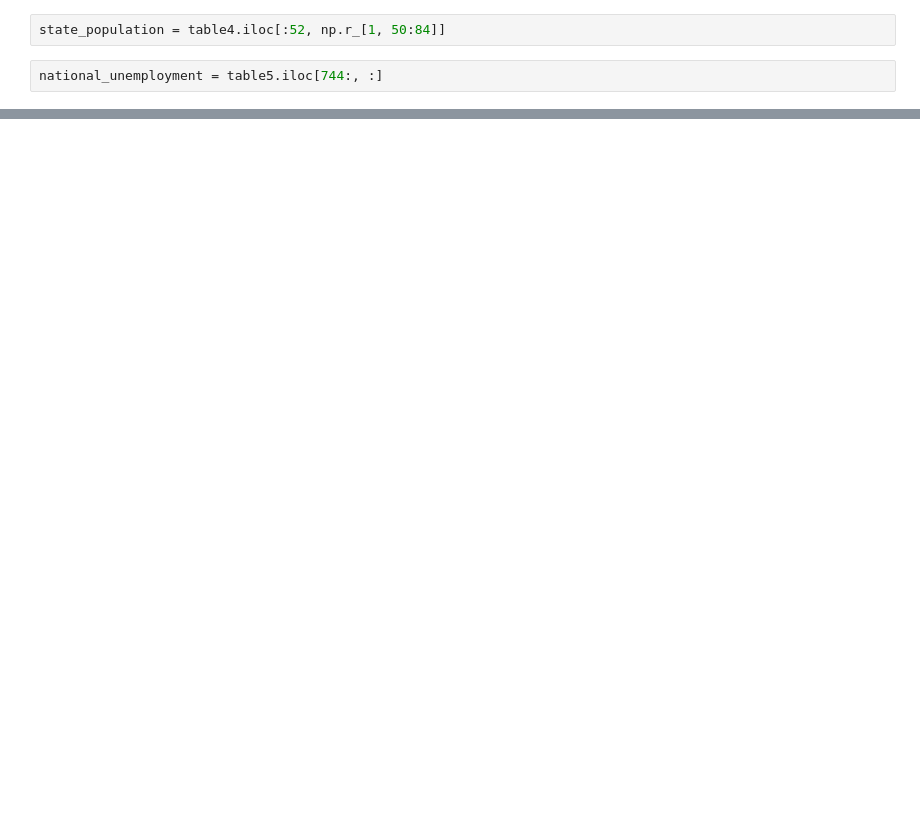
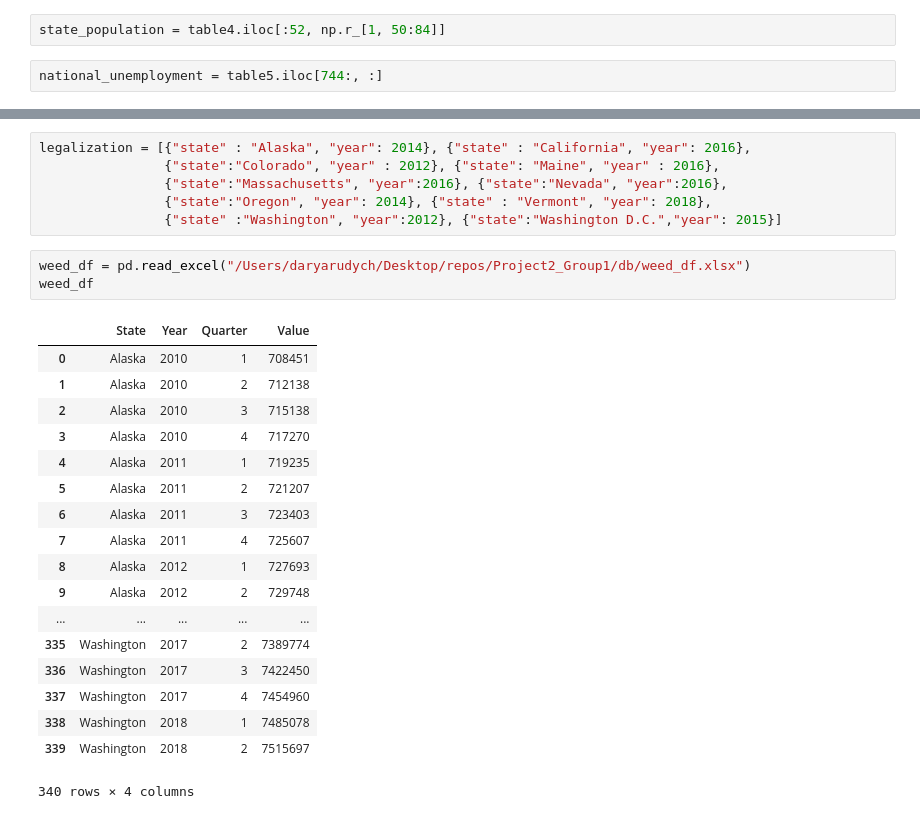
Before and after one commit to bowielh/Project2_Group1, a Jupyter notebook: CleaningData.ipynb, the cells around one changed output, grey strips where cells are left out. Cells and saved outputs as stored; diff of their text form; blank space fills up the shorter version.

```diff
--- a/CleaningData.ipynb
+++ b/CleaningData.ipynb
@@ -180,0 +145,28 @@ state_unemployment.to_sql("state_unemployment", conn, if_exists="replace")
+# %%
+legalization = [{"state" : "Alaska", "year": 2014}, {"state" : "California", "year": 2016},
+                {"state":"Colorado", "year" : 2012}, {"state": "Maine", "year" : 2016},
+                {"state":"Massachusetts", "year":2016}, {"state":"Nevada", "year":2016},
+                {"state":"Oregon", "year": 2014}, {"state" : "Vermont", "year": 2018},
+                {"state" :"Washington", "year":2012}, {"state":"Washington D.C.","year": 2015}]
+# %%
+weed_df = pd.read_excel("/Users/daryarudych/Desktop/repos/Project2_Group1/db/weed_df.xlsx")
+weed_df
+# %% [output]
+|  | State | Year | Quarter | Value |
+| 0 | Alaska | 2010 | 1 | 708451 |
+| 1 | Alaska | 2010 | 2 | 712138 |
+| 2 | Alaska | 2010 | 3 | 715138 |
+| 3 | Alaska | 2010 | 4 | 717270 |
+| 4 | Alaska | 2011 | 1 | 719235 |
+| 5 | Alaska | 2011 | 2 | 721207 |
+| 6 | Alaska | 2011 | 3 | 723403 |
+| 7 | Alaska | 2011 | 4 | 725607 |
+| 8 | Alaska | 2012 | 1 | 727693 |
+| 9 | Alaska | 2012 | 2 | 729748 |
+| ... | ... | ... | ... | ... |
+| 335 | Washington | 2017 | 2 | 7389774 |
+| 336 | Washington | 2017 | 3 | 7422450 |
+| 337 | Washington | 2017 | 4 | 7454960 |
+| 338 | Washington | 2018 | 1 | 7485078 |
+| 339 | Washington | 2018 | 2 | 7515697 |
+340 rows × 4 columns
```
Also changed, not shown: parts of 30 cells of this notebook, 5 other files.
